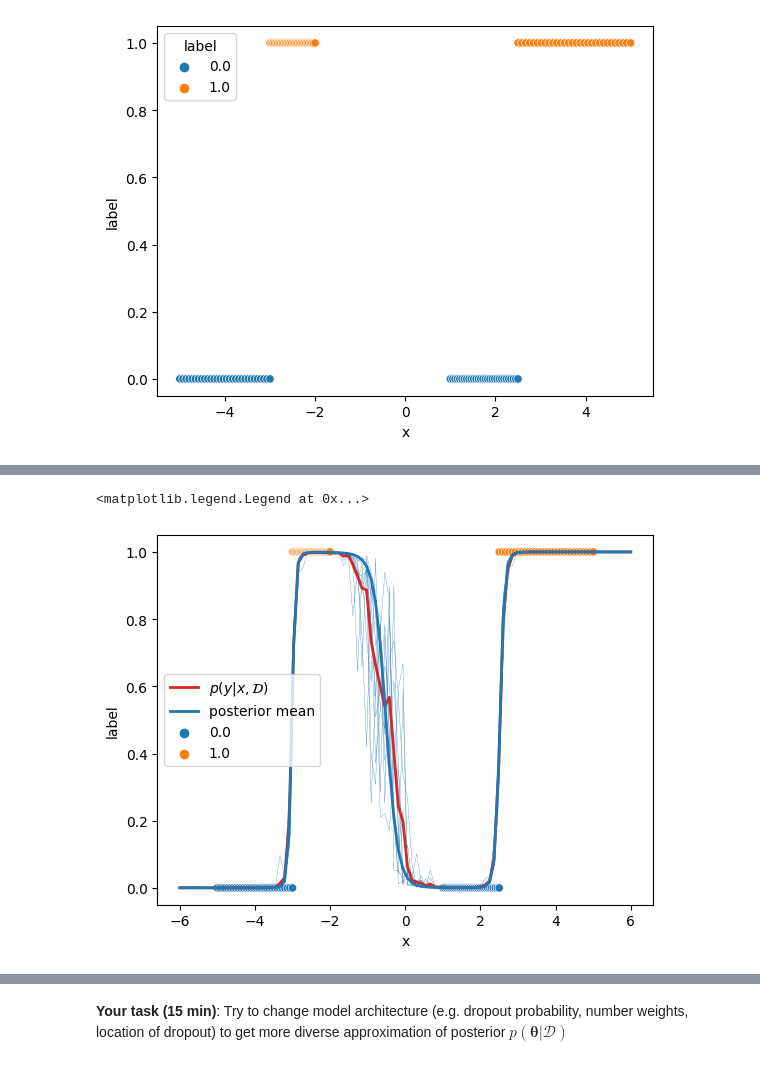
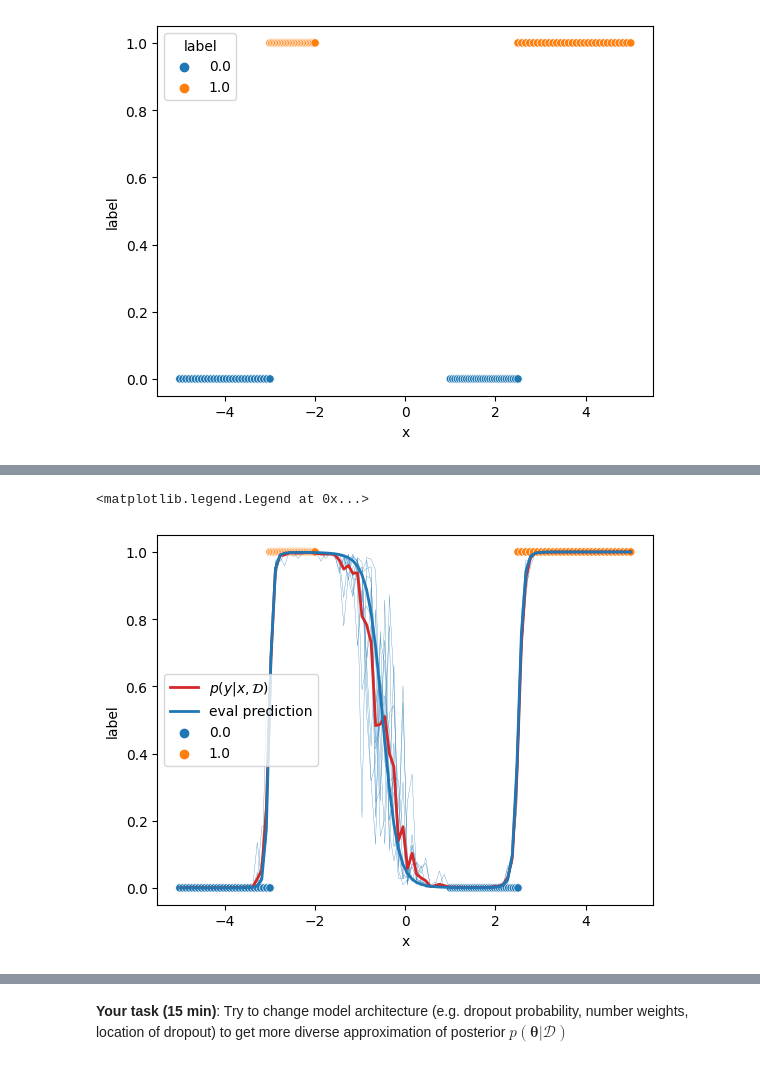
Before and after one commit to Leonid-Erlygin/seminars, a Jupyter notebook: spring_2025/seminar_ue_en.ipynb, the cells around one changed output, grey strips where cells are left out. Cells and saved outputs as stored; diff of their text form; code cells hidden in the pictures.

```diff
--- a/spring_2025/seminar_ue_en.ipynb
+++ b/spring_2025/seminar_ue_en.ipynb
@@ -151,37 +151,37 @@ iteration 3500, loss 0.04675135016441345
 # %%
 import matplotlib.pyplot as plt
 
-x_test = torch.linspace(-6, 6, 100, device=device)[:, None]
+x_test = torch.linspace(-5, 5, 100, device=device)[:, None]
 x_test_norm = (x_test - torch.min(x)) / (torch.max(x) - torch.min(x))
 num_sample = 10
 
 data_to_vis = {"x": data[:, 0], "label": data[:, 1]}
 sns.scatterplot(data=data_to_vis, x="x", y="label", hue="label")
 
 p_preds = []
 for _ in range(num_sample):
-    model.train()
+    model.train()  # we predict in the train mode
     p_pred = model(x_test_norm)[:, 0].detach().cpu().numpy()
     p_preds.append(p_pred[:, None])
     plt.plot(x_test[:, 0].cpu(), p_pred, color="tab:blue", linewidth=0.2)
 
 p_preds = np.concatenate(p_preds, axis=1)
 x_test = x_test[:, 0].cpu()
 plt.plot(
     x_test,
     np.mean(p_preds, axis=1),
     color="tab:red",
     linewidth=2,
     label="$p(y|x, \mathcal{D})$",
 )
 
 model.eval()
 p_pred_mean = model(x_test_norm)[:, 0].cpu().detach().numpy()
-plt.plot(x_test, p_pred_mean, color="tab:blue", linewidth=2, label="posterior mean")
+plt.plot(x_test, p_pred_mean, color="tab:blue", linewidth=2, label="eval prediction")
 plt.legend()
 # %% [output]
 <matplotlib.legend.Legend at 0x...>
-[figure, old version]
+[figure, new version]
 # %%
 data_to_vis = {"x": data[:, 0], "label": [0] * len(data[:, 0])}
 sns.scatterplot(data=data_to_vis, x="x", y="label", color="black", label="Data")
```
Also changed, not shown: parts of 11 cells of this notebook, 4 other files.
